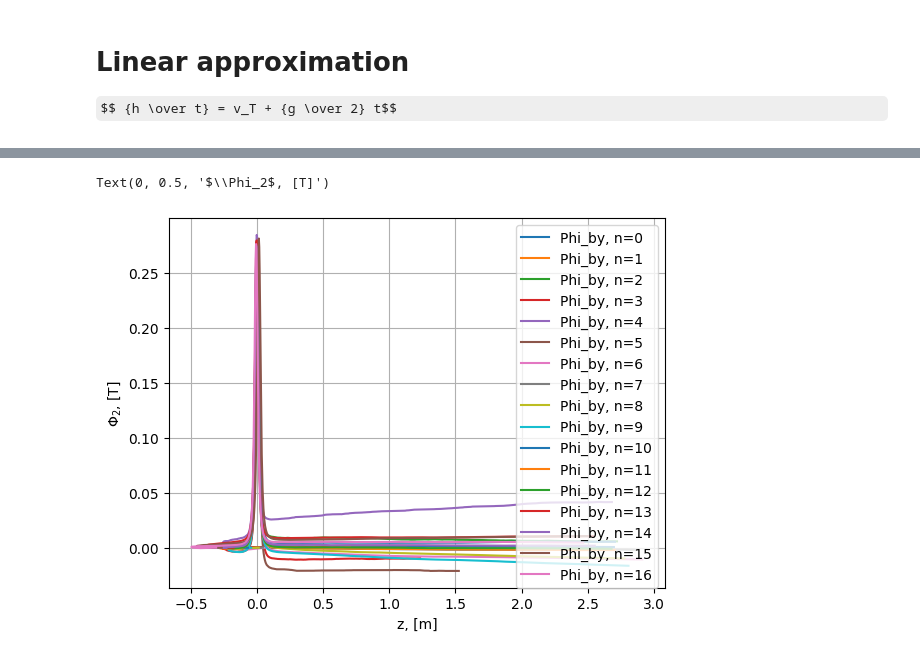
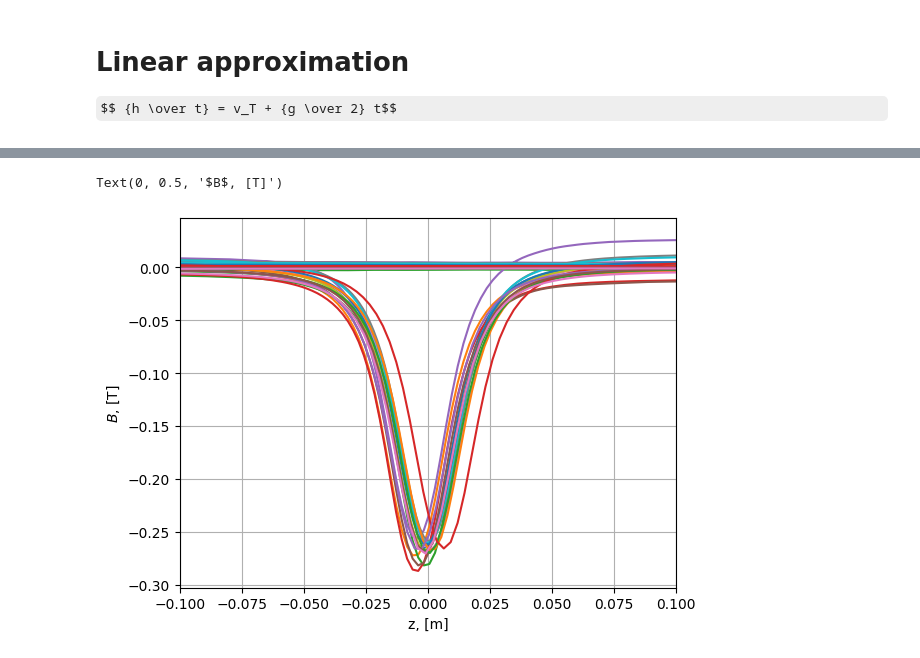
Before and after one commit to evgeny-kolonsky/Lab2_inductance, a Jupyter notebook: Lab2_Inductance.ipynb, the cells around one changed output, grey strips where cells are left out. Saved outputs shown, nothing was run; the diff lists cells and outputs as text; code cells hidden in the pictures; some formulas as TeX source.

```diff
--- a/Lab2_Inductance.ipynb
+++ b/Lab2_Inductance.ipynb
@@ -152,30 +155,31 @@ plt.show();
 # %%
 #%%
 D = 35e-3 #m, diameter slil A, B
 a = np.pi*D*D/4
 locations = np.array([.36-.11]*6 + list(h_fall))
 windings = np.array([50,  -50, 20, -20, 10, -10] +[50]*len(t_fall))
 for i in range(17):
 
     time, Vx, Vy = load_data(i)
     Vx -= np.mean(Vx[-10:-1]) #get rid of offset
     Vy -= np.mean(Vy[:10])    #get rid of offset
 
     #correct time
     phi_bx = cumtrapz(Vx, time, initial=0)
     phi_by = cumtrapz(Vy, time, initial=0)
     time -= time[np.argmax(np.abs(phi_bx))] # set time =0 when magnet passes slil A (Channel X)
 
     # plt.plot(time, Vx)
     # plt.plot(time, Vy, label='Vy, n={:d}'.format(i))
     z = v_t *time + acc*time**2/2
     # plt.plot(z, phi_bx/20)
-    plt.plot(z-locations[i], -phi_by/windings[i]/a, label='Phi_by, n={:d}'.format(i))
+    plt.plot(z-locations[i], -phi_by/windings[i]/a, label='B, n={:d}'.format(i))
 
 plt.grid()
-plt.legend()
+#plt.legend()
 plt.xlabel('z, [m]')
-plt.ylabel(r'$\Phi_2$, [T]')
+plt.xlim(-.1, .1)
+plt.ylabel(r'$B$, [T]')
 # %% [output]
-Text(0, 0.5, '$\\Phi_2$, [T]')
+Text(0, 0.5, '$B$, [T]')
-[figure, old version]
+[figure, new version]
```
Also changed, not shown: parts of 13 cells of this notebook.
